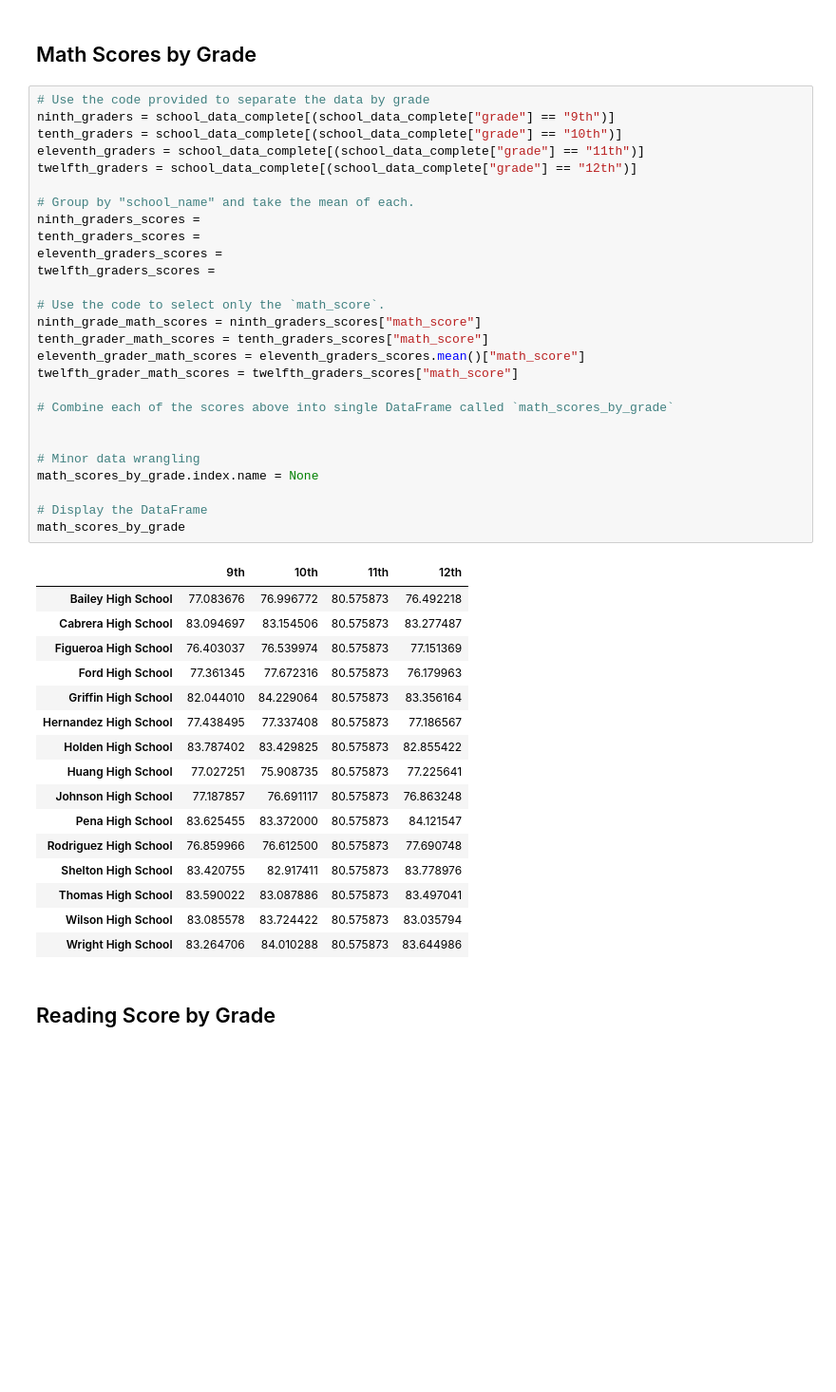
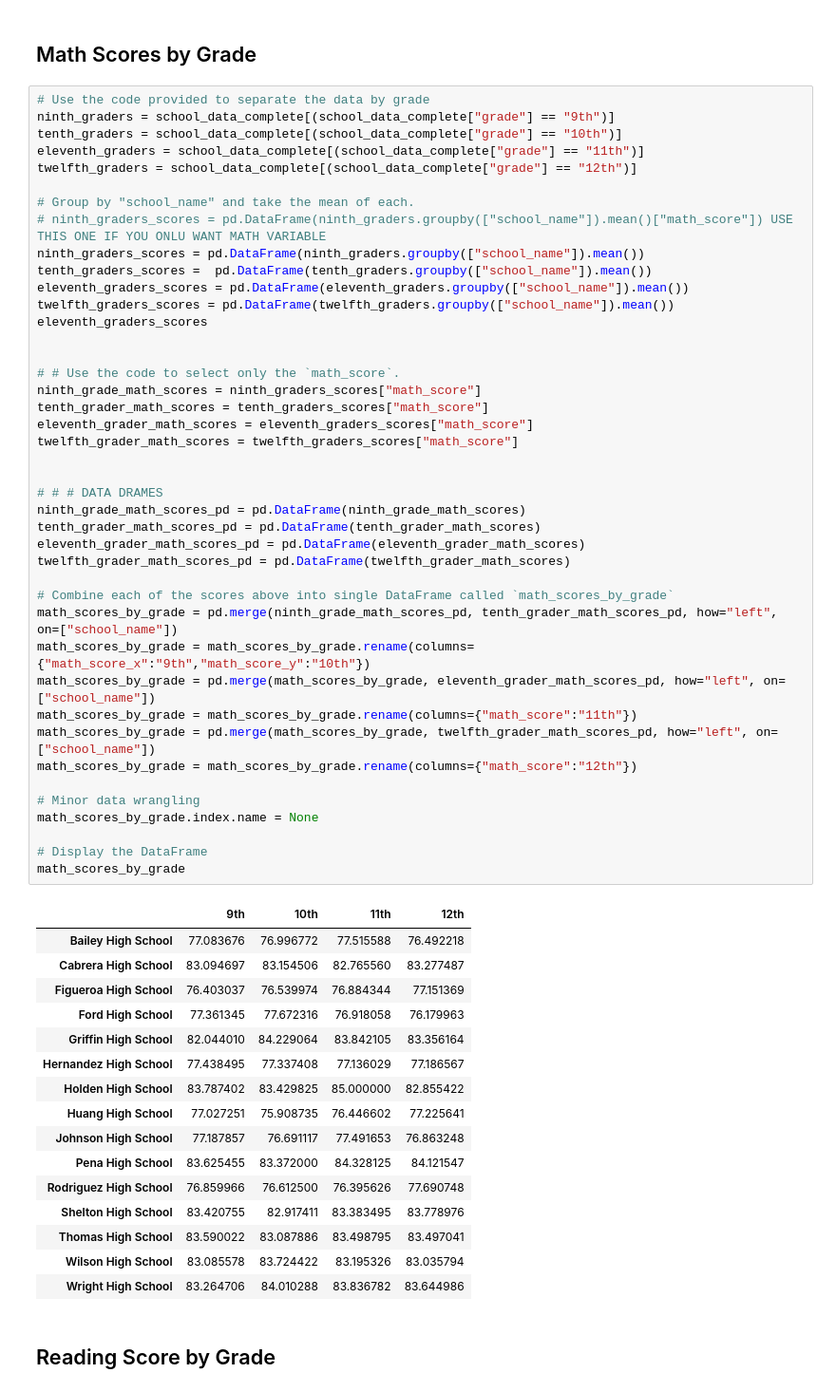
Before and after one commit to loncho95/pandas-challenge, a Jupyter notebook: PyCitySchools_starter.ipynb, the cells around one changed output. Shown: that part at 95% size. Cells and saved outputs as stored; diff of their text form; blank space fills up the shorter version.

```diff
--- a/PyCitySchools_starter.ipynb
+++ b/PyCitySchools_starter.ipynb
@@ -245,47 +290,62 @@ per_school_summary
 # %%
 # Use the code provided to separate the data by grade
 ninth_graders = school_data_complete[(school_data_complete["grade"] == "9th")]
 tenth_graders = school_data_complete[(school_data_complete["grade"] == "10th")]
 eleventh_graders = school_data_complete[(school_data_complete["grade"] == "11th")]
 twelfth_graders = school_data_complete[(school_data_complete["grade"] == "12th")]
 
 # Group by "school_name" and take the mean of each.
-ninth_graders_scores =
-tenth_graders_scores =
-eleventh_graders_scores =
-twelfth_graders_scores =
+# ninth_graders_scores = pd.DataFrame(ninth_graders.groupby(["school_name"]).mean()["math_score"]) USE THIS ONE IF YOU ONLU WANT MATH VARIABLE
+ninth_graders_scores = pd.DataFrame(ninth_graders.groupby(["school_name"]).mean())
+tenth_graders_scores =  pd.DataFrame(tenth_graders.groupby(["school_name"]).mean())
+eleventh_graders_scores = pd.DataFrame(eleventh_graders.groupby(["school_name"]).mean())
+twelfth_graders_scores = pd.DataFrame(twelfth_graders.groupby(["school_name"]).mean())
+eleventh_graders_scores
 
-# Use the code to select only the `math_score`.
+
+# # Use the code to select only the `math_score`.
 ninth_grade_math_scores = ninth_graders_scores["math_score"]
 tenth_grader_math_scores = tenth_graders_scores["math_score"]
-eleventh_grader_math_scores = eleventh_graders_scores.mean()["math_score"]
+eleventh_grader_math_scores = eleventh_graders_scores["math_score"]
 twelfth_grader_math_scores = twelfth_graders_scores["math_score"]
 
+
+# # # DATA DRAMES
+ninth_grade_math_scores_pd = pd.DataFrame(ninth_grade_math_scores)
+tenth_grader_math_scores_pd = pd.DataFrame(tenth_grader_math_scores)
+eleventh_grader_math_scores_pd = pd.DataFrame(eleventh_grader_math_scores)
+twelfth_grader_math_scores_pd = pd.DataFrame(twelfth_grader_math_scores)
+
 # Combine each of the scores above into single DataFrame called `math_scores_by_grade`
-
+math_scores_by_grade = pd.merge(ninth_grade_math_scores_pd, tenth_grader_math_scores_pd, how="left", on=["school_name"])
+math_scores_by_grade = math_scores_by_grade.rename(columns={"math_score_x":"9th","math_score_y":"10th"})
+math_scores_by_grade = pd.merge(math_scores_by_grade, eleventh_grader_math_scores_pd, how="left", on=["school_name"])
+math_scores_by_grade = math_scores_by_grade.rename(columns={"math_score":"11th"})
+math_scores_by_grade = pd.merge(math_scores_by_grade, twelfth_grader_math_scores_pd, how="left", on=["school_name"])
+math_scores_by_grade = math_scores_by_grade.rename(columns={"math_score":"12th"})
 
 # Minor data wrangling
 math_scores_by_grade.index.name = None
 
 # Display the DataFrame
 math_scores_by_grade
 # %% [output]
 |  | 9th | 10th | 11th | 12th |
-| Bailey High School | 77.083676 | 76.996772 | 80.575873 | 76.492218 |
-| Cabrera High School | 83.094697 | 83.154506 | 80.575873 | 83.277487 |
-| Figueroa High School | 76.403037 | 76.539974 | 80.575873 | 77.151369 |
-| Ford High School | 77.361345 | 77.672316 | 80.575873 | 76.179963 |
-| Griffin High School | 82.044010 | 84.229064 | 80.575873 | 83.356164 |
-| Hernandez High School | 77.438495 | 77.337408 | 80.575873 | 77.186567 |
-| Holden High School | 83.787402 | 83.429825 | 80.575873 | 82.855422 |
-| Huang High School | 77.027251 | 75.908735 | 80.575873 | 77.225641 |
-| Johnson High School | 77.187857 | 76.691117 | 80.575873 | 76.863248 |
-| Pena High School | 83.625455 | 83.372000 | 80.575873 | 84.121547 |
-| Rodriguez High School | 76.859966 | 76.612500 | 80.575873 | 77.690748 |
-| Shelton High School | 83.420755 | 82.917411 | 80.575873 | 83.778976 |
-| Thomas High School | 83.590022 | 83.087886 | 80.575873 | 83.497041 |
-| Wilson High School | 83.085578 | 83.724422 | 80.575873 | 83.035794 |
-| Wright High School | 83.264706 | 84.010288 | 80.575873 | 83.644986 |
+| Bailey High School | 77.083676 | 76.996772 | 77.515588 | 76.492218 |
+| Cabrera High School | 83.094697 | 83.154506 | 82.765560 | 83.277487 |
+| Figueroa High School | 76.403037 | 76.539974 | 76.884344 | 77.151369 |
+| Ford High School | 77.361345 | 77.672316 | 76.918058 | 76.179963 |
+| Griffin High School | 82.044010 | 84.229064 | 83.842105 | 83.356164 |
+| Hernandez High School | 77.438495 | 77.337408 | 77.136029 | 77.186567 |
+| Holden High School | 83.787402 | 83.429825 | 85.000000 | 82.855422 |
+| Huang High School | 77.027251 | 75.908735 | 76.446602 | 77.225641 |
+| Johnson High School | 77.187857 | 76.691117 | 77.491653 | 76.863248 |
+| Pena High School | 83.625455 | 83.372000 | 84.328125 | 84.121547 |
+| Rodriguez High School | 76.859966 | 76.612500 | 76.395626 | 77.690748 |
+| Shelton High School | 83.420755 | 82.917411 | 83.383495 | 83.778976 |
+| Thomas High School | 83.590022 | 83.087886 | 83.498795 | 83.497041 |
+| Wilson High School | 83.085578 | 83.724422 | 83.195326 | 83.035794 |
+| Wright High School | 83.264706 | 84.010288 | 83.836782 | 83.644986 |
 # %% [markdown]
 ## Reading Score by Grade
 # %%
```
Also changed, not shown: parts of 19 cells of this notebook.
